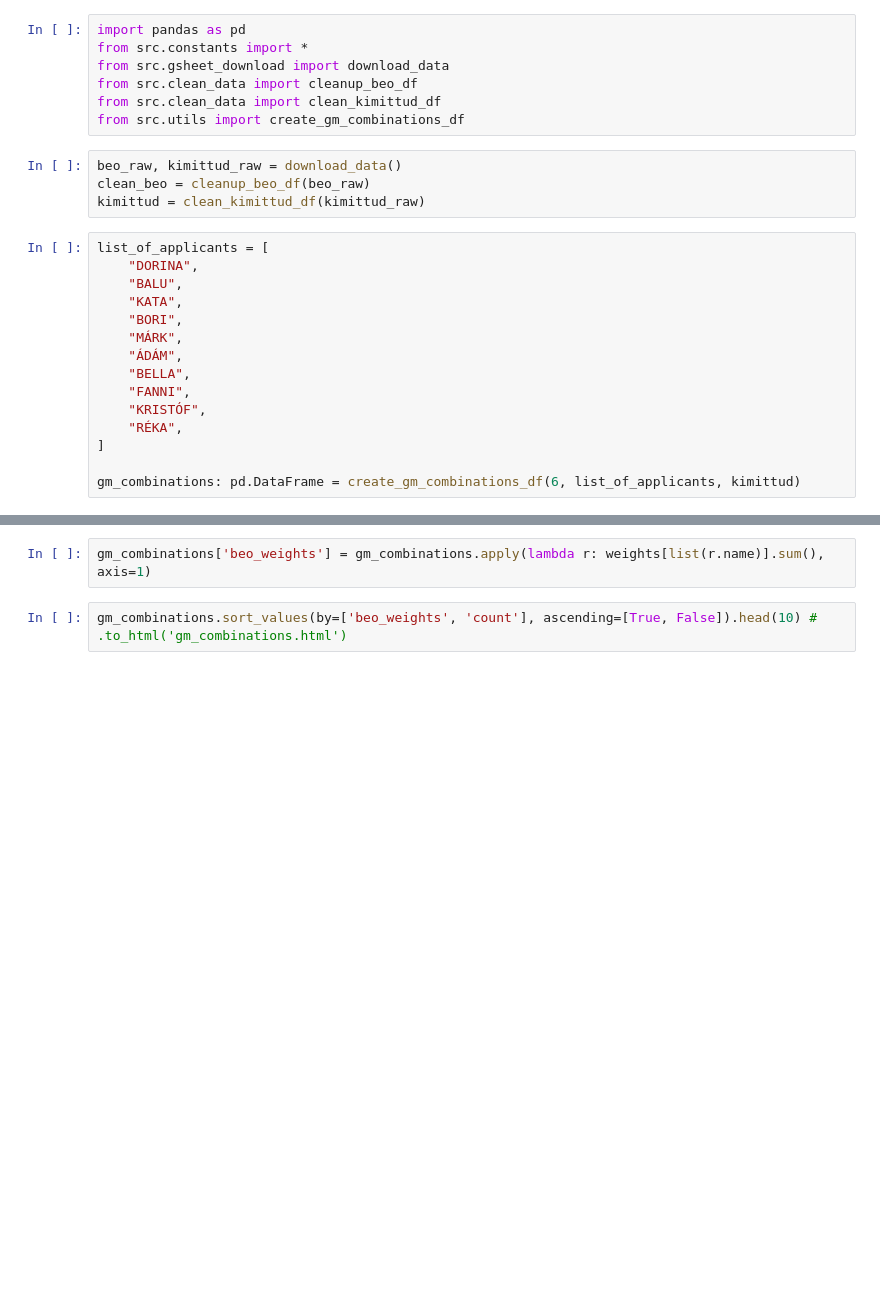
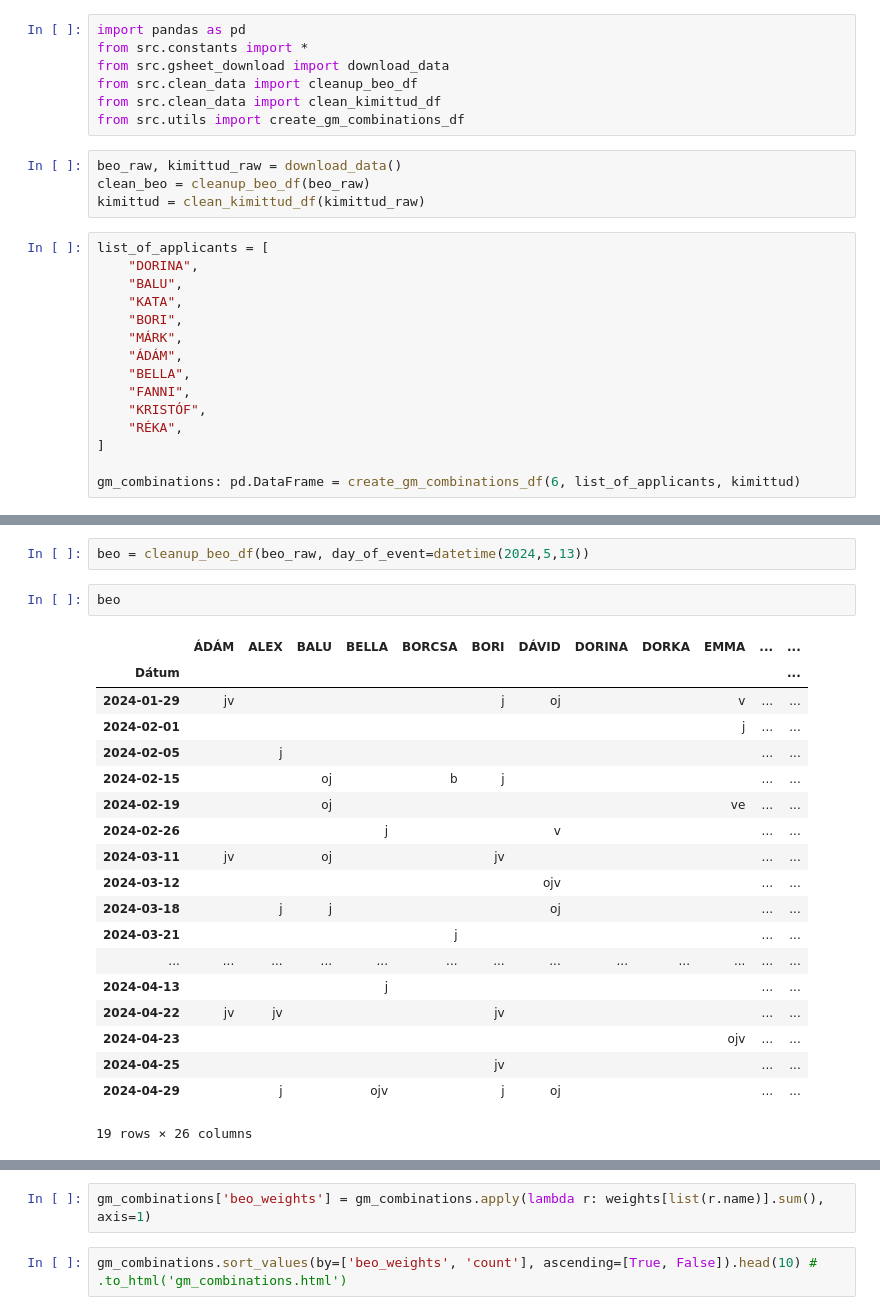
Before and after one commit to ksm1990/jatszohaz-algo, a Jupyter notebook: test.ipynb, the cells around one changed output, grey strips where cells are left out. Cells and saved outputs as stored; diff of their text form; blank space fills up the shorter version.

```diff
--- a/test.ipynb
+++ b/test.ipynb
@@ -31,0 +92,24 @@ weights = calc_beo_weights(clean_beo)
+# %%
+beo = cleanup_beo_df(beo_raw, day_of_event=datetime(2024,5,13))
+# %%
+beo
+# %% [output]
+|  | ÁDÁM | ALEX | BALU | BELLA | BORCSA | BORI | DÁVID | DORINA | DORKA | EMMA | ... | ... |
+| Dátum |  |  |  |  |  |  |  |  |  |  |  | ... |
+| 2024-01-29 | jv |  |  |  |  | j | oj |  |  | v | ... | ... |
+| 2024-02-01 |  |  |  |  |  |  |  |  |  | j | ... | ... |
+| 2024-02-05 |  | j |  |  |  |  |  |  |  |  | ... | ... |
+| 2024-02-15 |  |  | oj |  | b | j |  |  |  |  | ... | ... |
+| 2024-02-19 |  |  | oj |  |  |  |  |  |  | ve | ... | ... |
+| 2024-02-26 |  |  |  | j |  |  | v |  |  |  | ... | ... |
+| 2024-03-11 | jv |  | oj |  |  | jv |  |  |  |  | ... | ... |
+| 2024-03-12 |  |  |  |  |  |  | ojv |  |  |  | ... | ... |
+| 2024-03-18 |  | j | j |  |  |  | oj |  |  |  | ... | ... |
+| 2024-03-21 |  |  |  |  | j |  |  |  |  |  | ... | ... |
+| ... | ... | ... | ... | ... | ... | ... | ... | ... | ... | ... | ... | ... |
+| 2024-04-13 |  |  |  | j |  |  |  |  |  |  | ... | ... |
+| 2024-04-22 | jv | jv |  |  |  | jv |  |  |  |  | ... | ... |
+| 2024-04-23 |  |  |  |  |  |  |  |  |  | ojv | ... | ... |
+| 2024-04-25 |  |  |  |  |  | jv |  |  |  |  | ... | ... |
+| 2024-04-29 |  | j |  | ojv |  | j | oj |  |  |  | ... | ... |
+19 rows × 26 columns
```
Also changed, not shown: parts of 7 cells of this notebook, 3 other files.
